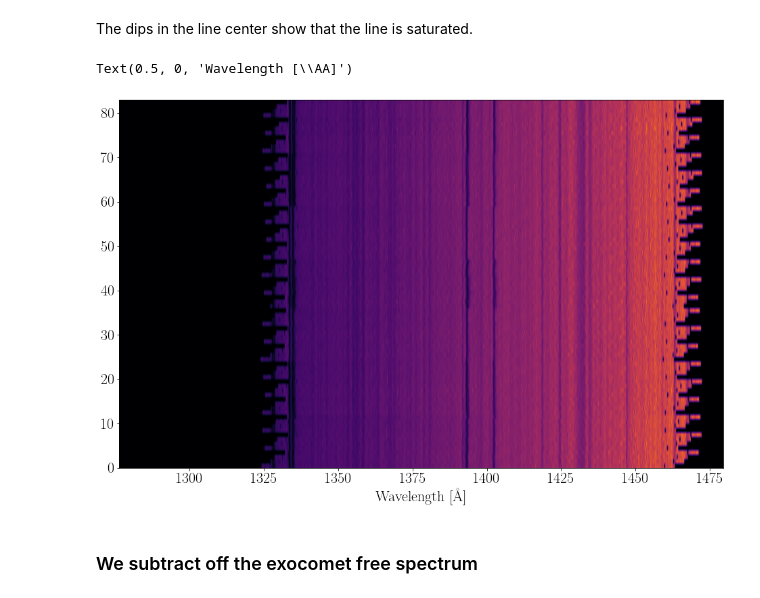
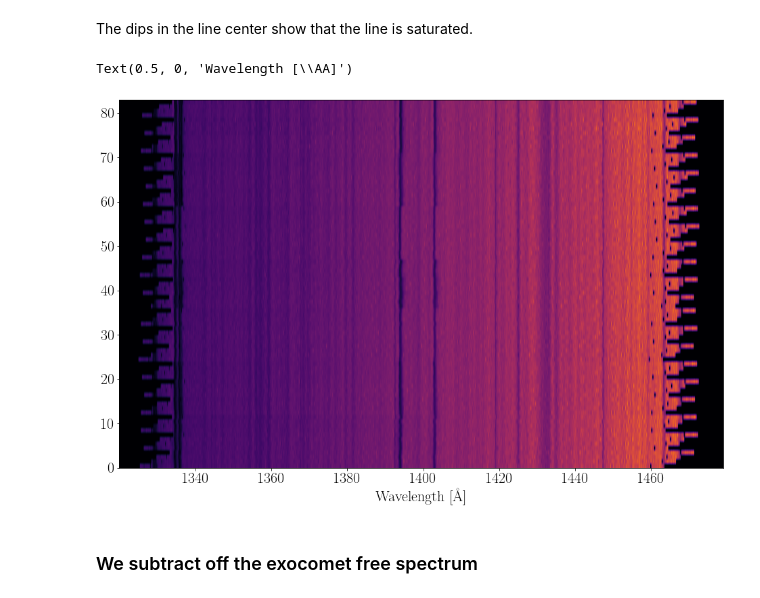
Before and after one commit to bdrdavies/exocomets, a Jupyter notebook: notebooks/exocomet_free_spectrum.ipynb, the cells around one changed output. Drawn from its saved outputs; the diff is of its cells as text; code cells hidden in the pictures.

```diff
--- a/notebooks/exocomet_free_spectrum.ipynb
+++ b/notebooks/exocomet_free_spectrum.ipynb
@@ -176,19 +176,30 @@ plt.legend(loc='upper center', numpoints=1)
 The dips in the line center show that the line is saturated.
 # %%
 # We plot the entire dataset with the earlier spectra shown at the top of the plot.
-spec_range   = len(w)
-rows         = len(spec)
 
-S            = spec.reshape(rows,spec_range)
+s1, s2 = c.RegionSelect(w, 1320, 1479)
+
+wave = w[s1:s2]
+spec_range   = len(wave)
+
+spec_c = []
+for i in range(len(spec)):
+    spec_c.append(spec[i][s1:s2])
+
+spec_c = np.array(spec_c)
+
+rows         = len(spec_c)
+
+S            = spec_c.reshape(rows,spec_range)
 cmap = plt.get_cmap('inferno')
 
 fig = plt.figure(figsize=(16.0,10.0))
-plt.imshow(S,cmap=cmap,extent=[w[0],w[-1],0,len(S)],aspect='auto')
+plt.imshow(S,cmap=cmap,extent=[wave[0],wave[-1],0,len(S)],aspect='auto')
 plt.xlabel(r'Wavelength [\AA]')
 #plt.xlim(1392, 1407)
 # %% [output]
 Text(0.5, 0, 'Wavelength [\\AA]')
-[figure, old version]
+[figure, new version]
 # %% [markdown]
 ### We subtract off the exocomet free spectrum
 # %%
```
Also changed, not shown: parts of 9 cells of this notebook, 3 other files.
